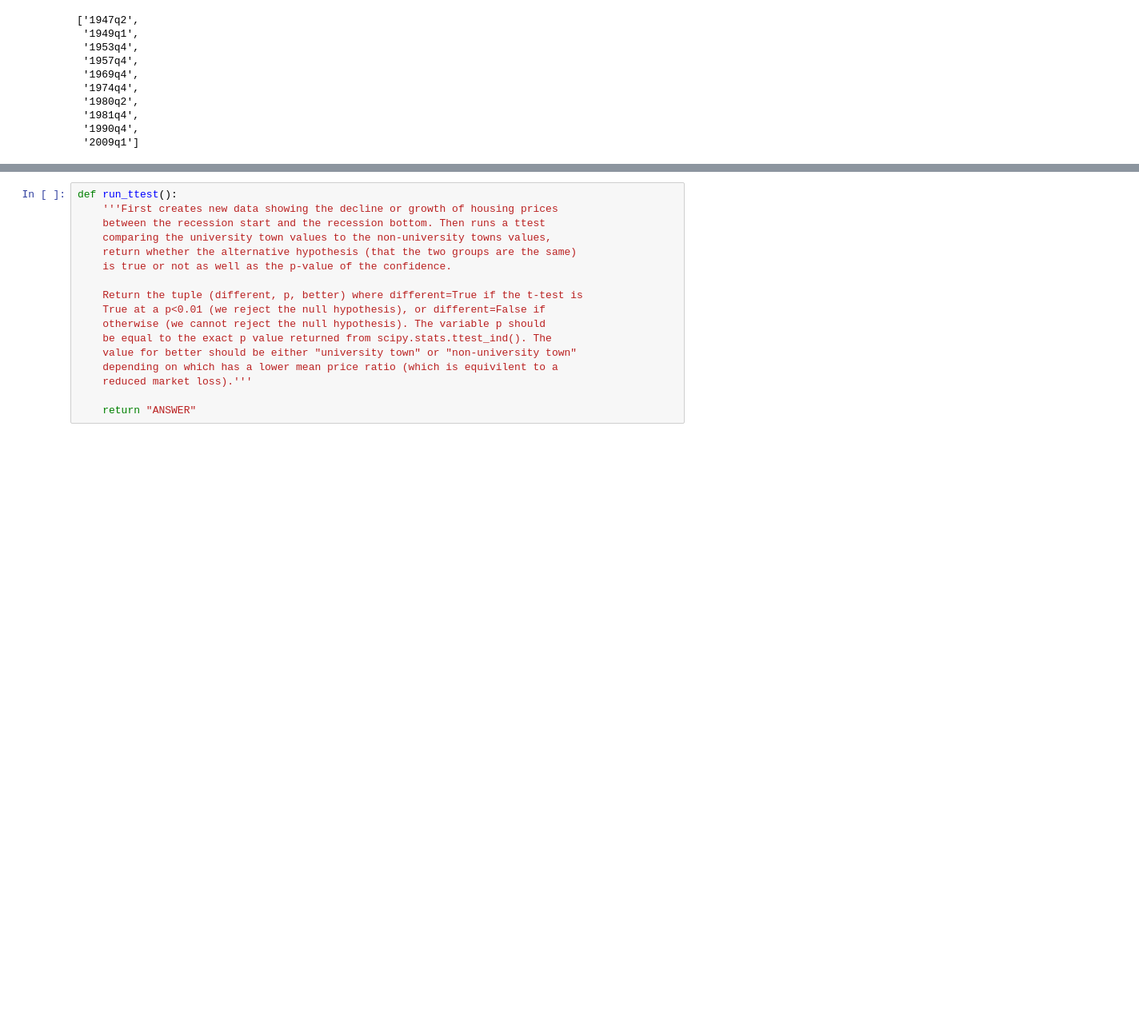
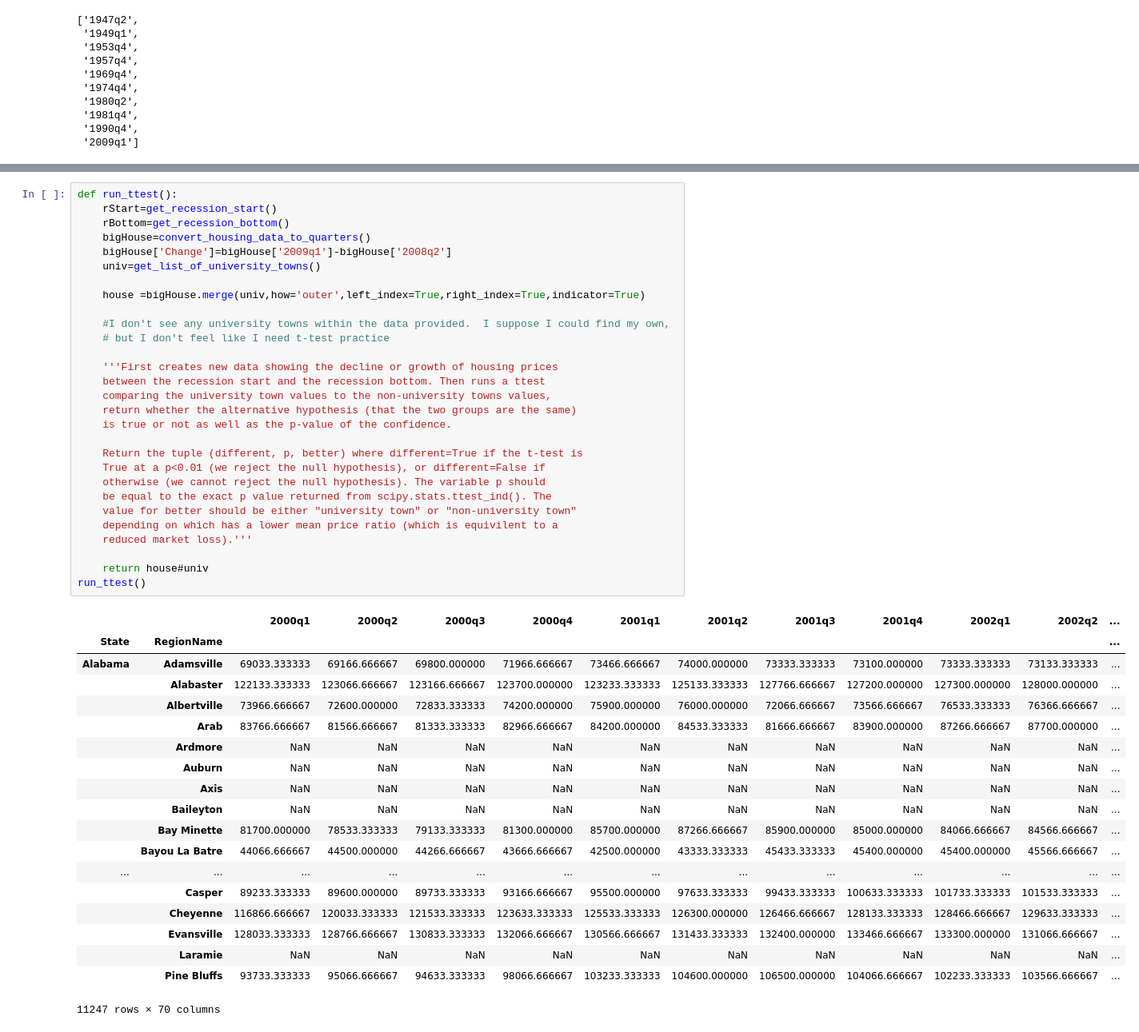
Before and after one commit to CraigTLennon/Coursera, a Jupyter notebook: AppliedDataScience/IntroCourse/week4/Assignment+4.ipynb, the cells around one changed output, grey strips where cells are left out. Shown at 80% size. Drawn from its saved outputs; the diff is of its cells as text; blank space fills up the shorter version.

```diff
--- a/AppliedDataScience/IntroCourse/week4/Assignment+4.ipynb
+++ b/AppliedDataScience/IntroCourse/week4/Assignment+4.ipynb
@@ -234,18 +240,50 @@ convert_housing_data_to_quarters()
 10730 rows × 67 columns
 # %%
 def run_ttest():
+    rStart=get_recession_start()
+    rBottom=get_recession_bottom()
+    bigHouse=convert_housing_data_to_quarters()
+    bigHouse['Change']=bigHouse['2009q1']-bigHouse['2008q2']
+    univ=get_list_of_university_towns()
+
+    house =bigHouse.merge(univ,how='outer',left_index=True,right_index=True,indicator=True)
+
+    #I don't see any university towns within the data provided.  I suppose I could find my own,
+    # but I don't feel like I need t-test practice
+
     '''First creates new data showing the decline or growth of housing prices
     between the recession start and the recession bottom. Then runs a ttest
     comparing the university town values to the non-university towns values,
     return whether the alternative hypothesis (that the two groups are the same)
     is true or not as well as the p-value of the confidence.
 
     Return the tuple (different, p, better) where different=True if the t-test is
     True at a p<0.01 (we reject the null hypothesis), or different=False if
     otherwise (we cannot reject the null hypothesis). The variable p should
     be equal to the exact p value returned from scipy.stats.ttest_ind(). The
     value for better should be either "university town" or "non-university town"
     depending on which has a lower mean price ratio (which is equivilent to a
     reduced market loss).'''
 
-    return "ANSWER"
+    return house#univ
+run_ttest()
+# %% [output]
+|  |  | 2000q1 | 2000q2 | 2000q3 | 2000q4 | 2001q1 | 2001q2 | 2001q3 | 2001q4 | 2002q1 | 2002q2 | ... |
+| State | RegionName |  |  |  |  |  |  |  |  |  |  | ... |
+| Alabama | Adamsville | 69033.333333 | 69166.666667 | 69800.000000 | 71966.666667 | 73466.666667 | 74000.000000 | 73333.333333 | 73100.000000 | 73333.333333 | 73133.333333 | ... |
+|  | Alabaster | 122133.333333 | 123066.666667 | 123166.666667 | 123700.000000 | 123233.333333 | 125133.333333 | 127766.666667 | 127200.000000 | 127300.000000 | 128000.000000 | ... |
+|  | Albertville | 73966.666667 | 72600.000000 | 72833.333333 | 74200.000000 | 75900.000000 | 76000.000000 | 72066.666667 | 73566.666667 | 76533.333333 | 76366.666667 | ... |
+|  | Arab | 83766.666667 | 81566.666667 | 81333.333333 | 82966.666667 | 84200.000000 | 84533.333333 | 81666.666667 | 83900.000000 | 87266.666667 | 87700.000000 | ... |
+|  | Ardmore | NaN | NaN | NaN | NaN | NaN | NaN | NaN | NaN | NaN | NaN | ... |
+|  | Auburn | NaN | NaN | NaN | NaN | NaN | NaN | NaN | NaN | NaN | NaN | ... |
+|  | Axis | NaN | NaN | NaN | NaN | NaN | NaN | NaN | NaN | NaN | NaN | ... |
+|  | Baileyton | NaN | NaN | NaN | NaN | NaN | NaN | NaN | NaN | NaN | NaN | ... |
+|  | Bay Minette | 81700.000000 | 78533.333333 | 79133.333333 | 81300.000000 | 85700.000000 | 87266.666667 | 85900.000000 | 85000.000000 | 84066.666667 | 84566.666667 | ... |
+|  | Bayou La Batre | 44066.666667 | 44500.000000 | 44266.666667 | 43666.666667 | 42500.000000 | 43333.333333 | 45433.333333 | 45400.000000 | 45400.000000 | 45566.666667 | ... |
+| ... | ... | ... | ... | ... | ... | ... | ... | ... | ... | ... | ... | ... |
+|  | Casper | 89233.333333 | 89600.000000 | 89733.333333 | 93166.666667 | 95500.000000 | 97633.333333 | 99433.333333 | 100633.333333 | 101733.333333 | 101533.333333 | ... |
+|  | Cheyenne | 116866.666667 | 120033.333333 | 121533.333333 | 123633.333333 | 125533.333333 | 126300.000000 | 126466.666667 | 128133.333333 | 128466.666667 | 129633.333333 | ... |
+|  | Evansville | 128033.333333 | 128766.666667 | 130833.333333 | 132066.666667 | 130566.666667 | 131433.333333 | 132400.000000 | 133466.666667 | 133300.000000 | 131066.666667 | ... |
+|  | Laramie | NaN | NaN | NaN | NaN | NaN | NaN | NaN | NaN | NaN | NaN | ... |
+|  | Pine Bluffs | 93733.333333 | 95066.666667 | 94633.333333 | 98066.666667 | 103233.333333 | 104600.000000 | 106500.000000 | 104066.666667 | 102233.333333 | 103566.666667 | ... |
+11247 rows × 70 columns
```
Also changed, not shown: parts of 2 cells of this notebook.
